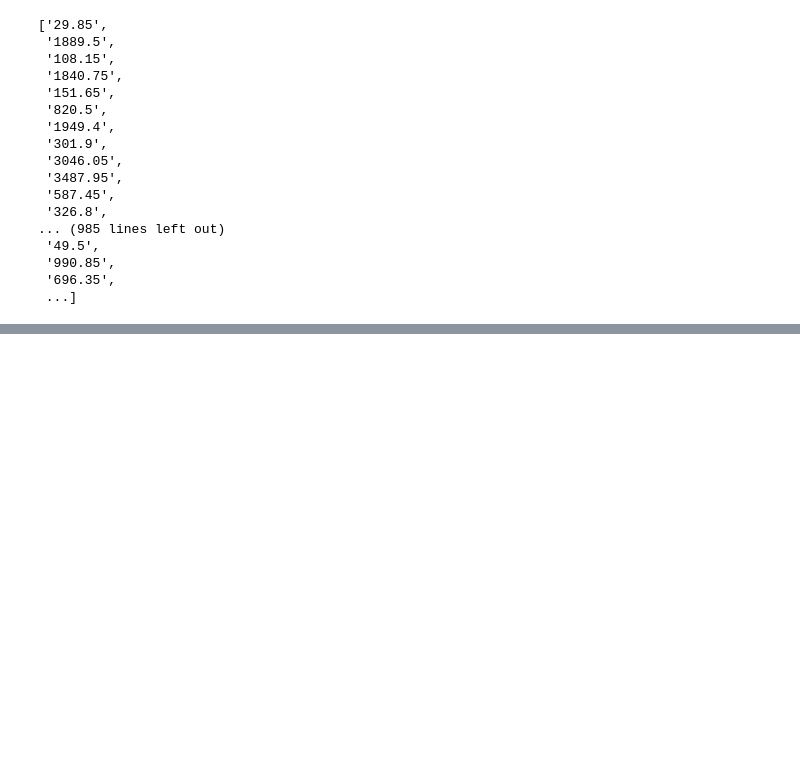
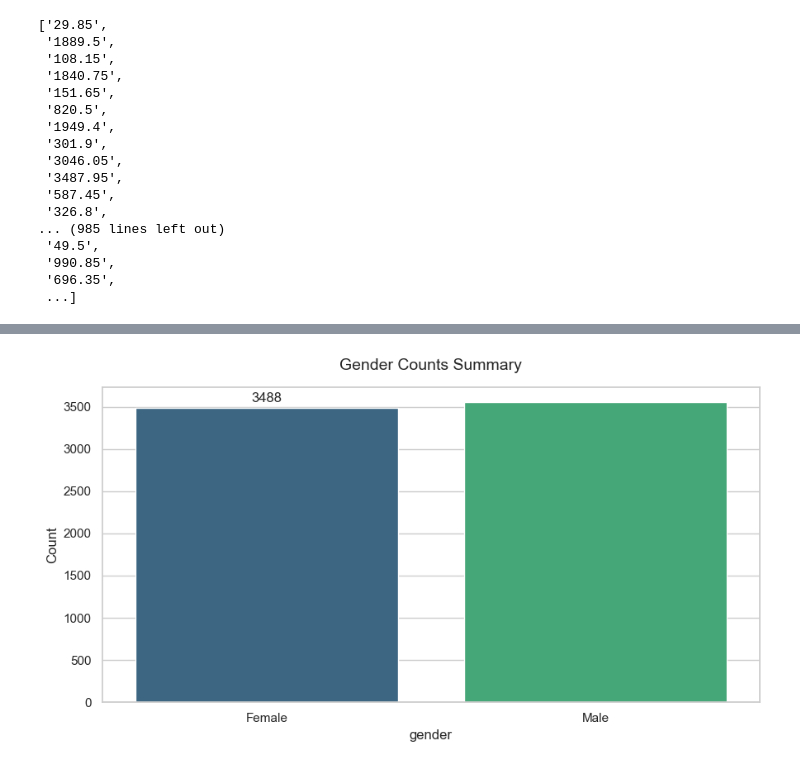
Before and after one commit to NimishDarne/Customer_Churn_Prediction, a Jupyter notebook: notebooks/01_data_understanding.ipynb, the cells around one changed output, grey strips where cells are left out. Saved outputs shown, nothing was run; the diff lists cells and outputs as text; code cells hidden in the pictures; blank space fills up the shorter version.

```diff
--- a/notebooks/01_data_understanding.ipynb
+++ b/notebooks/01_data_understanding.ipynb
@@ -323,0 +444,21 @@ df["TotalCharges"].unique().tolist()
+# %%
+sns.set_theme(style='whitegrid') # This specifically adds light gray background lines
+plt.figure(figsize=(9,5))  #  This sets the physical dimensions of the window. The first number (9) is the width in inches, and the second (5) is the height in inches
+
+'''sns.countplot(...): This tells Seaborn, "Look at this data, count the unique categories, and turn them into bars."data=df: This points Seaborn to your active DataFrame containing the 7,043 rows.
+x='your_column_name': This tells Seaborn which column to look at. Putting it on x tells it to lay the categories side-by-side along the bottom (horizontal axis).
+hue='your_column_name': This tells Seaborn to assign a distinct color to each unique category in that column.palette='viridis': A palette is a built-in color scheme. viridis is a highly popular option that shifts beautifully from deep purple to green and bright yellow.legend=False: Because our categories are already listed neatly on the bottom x-axis, a color legend box is redundant. Setting this to False hides the extra box and keeps the chart clean.'''
+ay = sns.countplot(data=df, x='gender',hue='gender',palette='viridis',legend=False)
+
+ay.bar_label(ay.containers[0],padding = 3)
+
+'''ay.containers: This tells Python to look at the physical bars drawn on the chart.
+ay.bar_label(...): This automatically calculates the height of each bar and writes the exact number directly on top of it.
+padding=3: This leaves a tiny, 3-pixel vertical gap between the top edge of the bar and the text so they do not blend together.'''
+plt.title("Gender Counts Summary", fontsize=14, pad=15)
+plt.xlabel("gender")
+plt.ylabel("Count")
+plt.tight_layout()
+plt.show()
+# %% [output]
+[figure, added]
```
Also changed, not shown: parts of 13 cells of this notebook, 4 other files.
